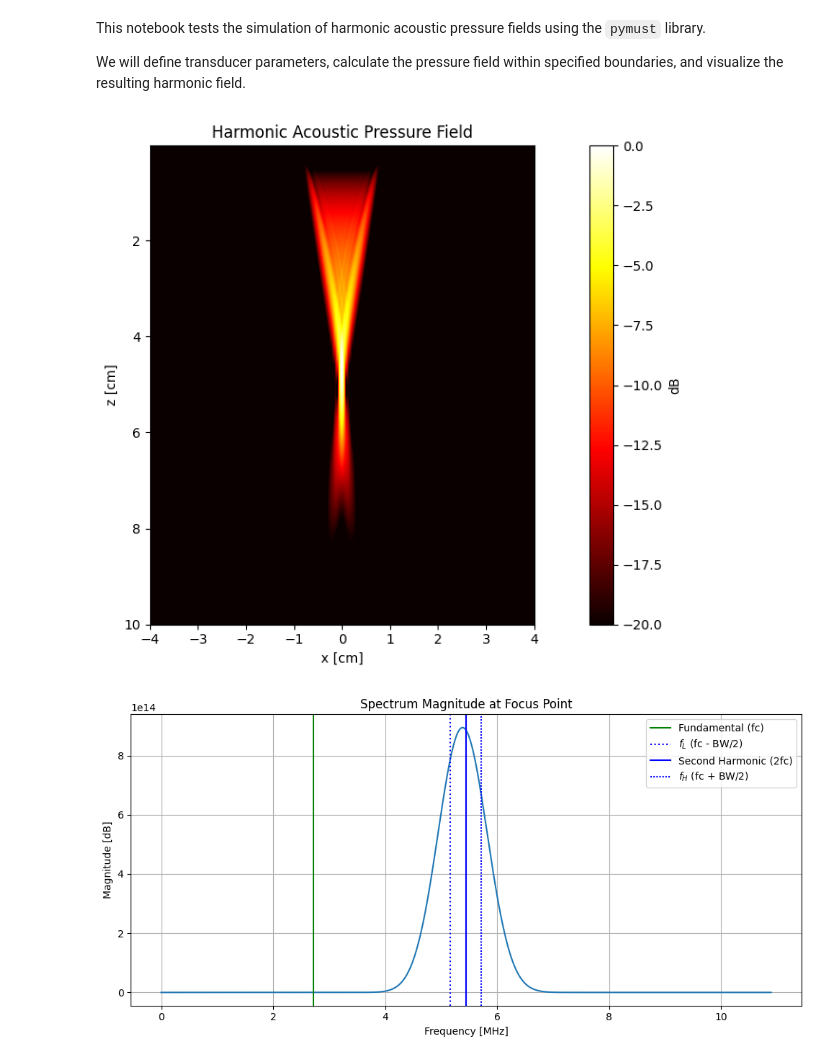
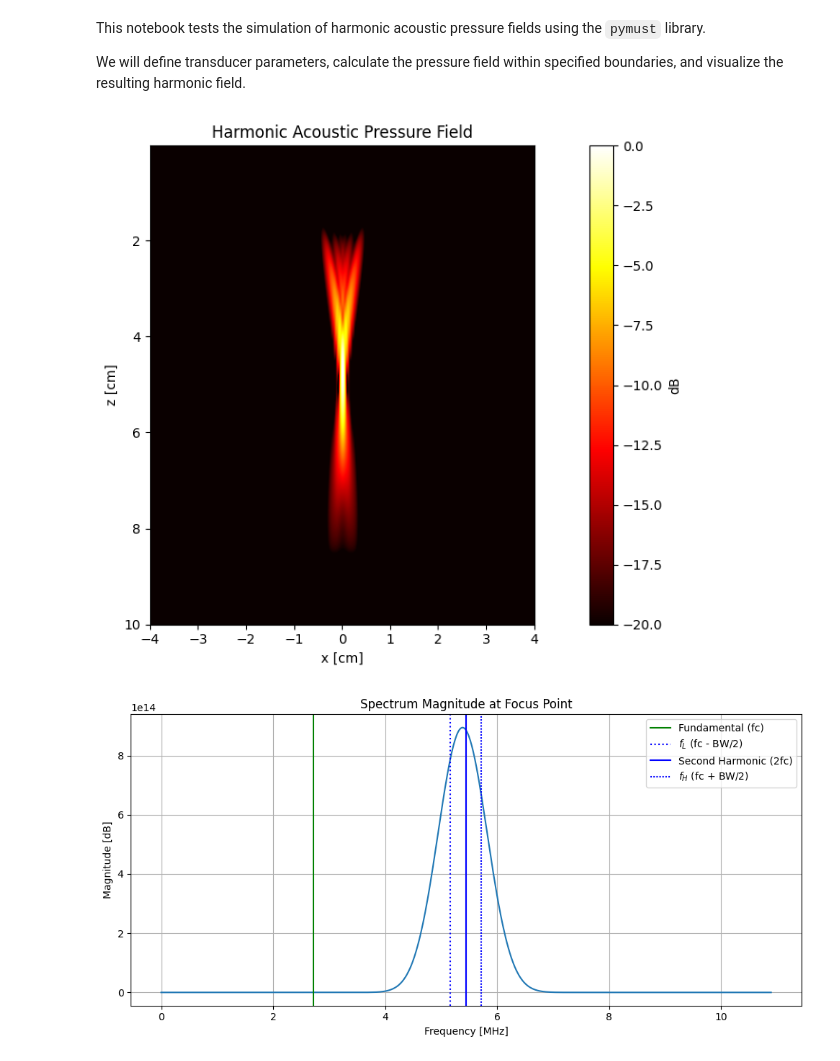
Before and after one commit to dribalta/PyMUST, a Jupyter notebook: examples/pfield_harmonic_demo.ipynb, the cells around one changed output. Cells and saved outputs as stored; diff of their text form; code cells hidden in the pictures.

Commit message:
Added kernel reduction + New probes

```diff
--- a/examples/pfield_harmonic_demo.ipynb
+++ b/examples/pfield_harmonic_demo.ipynb
@@ -20,25 +20,27 @@ xbound = np.array([-4e-2,4e-2]) # in m
 zbound = np.array([0,10e-2]) # in m
 # %%
 # Call the funcion
-P1, SPECT_P1, IDX, f = pymust.harmonic.pfield(xbound, zbound, txdel, param)
+P1, SPECT_P1, IDX, f = pymust.harmonic.pfield(xbound, zbound, txdel, param, reducedKernel=True)
 # %%
 # Plot the results
 def to_db(x):
-    return 20*np.log10(np.abs(x)/(np.max(np.abs(x)) + 1e-10))
+    x = np.asarray(x)
+    eps = np.finfo(x.dtype).eps
+    return 20*np.log10(np.abs(x)/(np.max(np.abs(x)) + eps) + eps)
 
 plt.figure(figsize=(12, 6))
 extent_cm = [xbound[0]*100, xbound[1]*100, zbound[1]*100, zbound[0]*100]
 plt.imshow(to_db(P1), cmap='hot', extent=extent_cm, aspect='auto')
 plt.clim(-20, 0)
 plt.colorbar(label='dB')
 plt.xlabel('x [cm]')
 plt.ylabel('z [cm]')
 plt.title('Harmonic Acoustic Pressure Field')
 plt.gca().set_aspect('equal', adjustable='box')
 plt.tight_layout()
 plt.show()
 # %% [output]
-[figure, old version]
+[figure, new version]
 # %%
 f_reduced = f[IDX]
 
```
Also changed, not shown: parts of 8 cells of this notebook, 2 other files.
